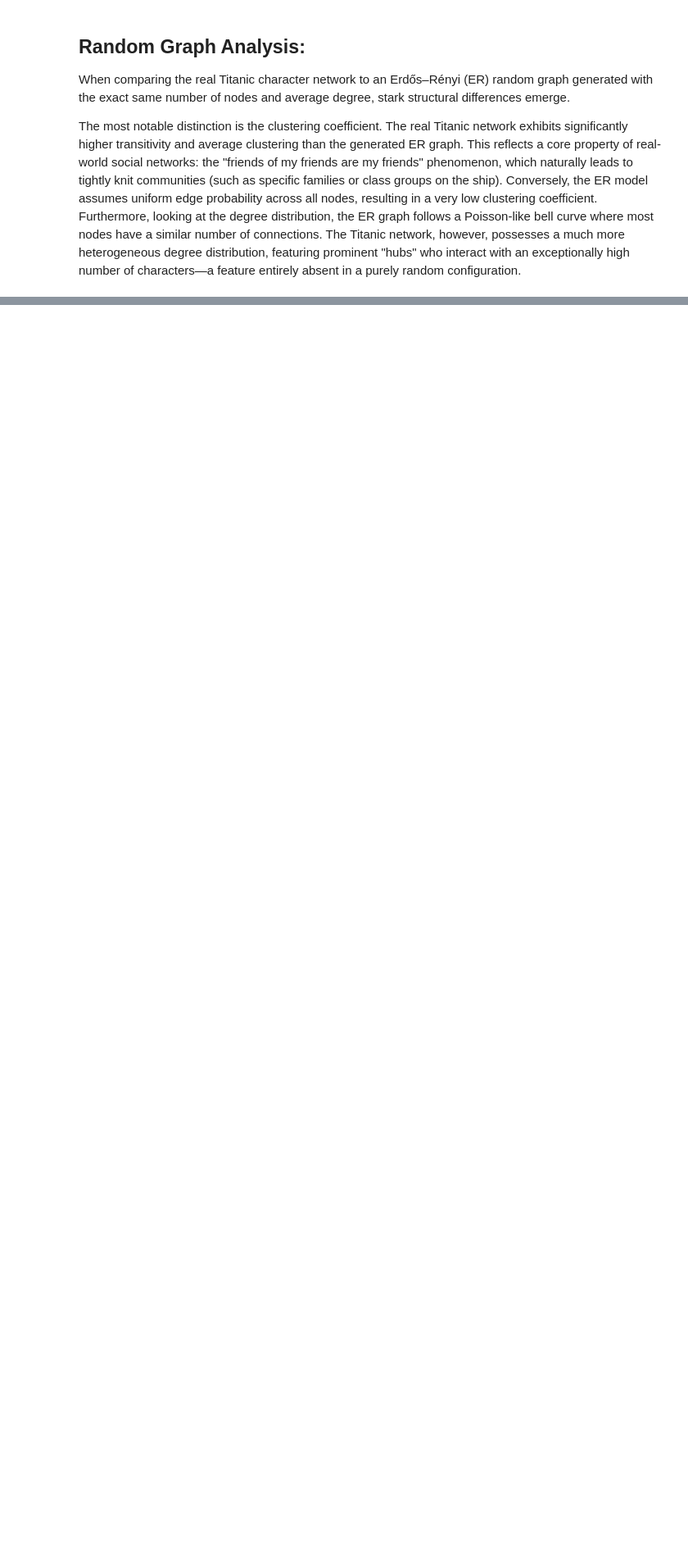
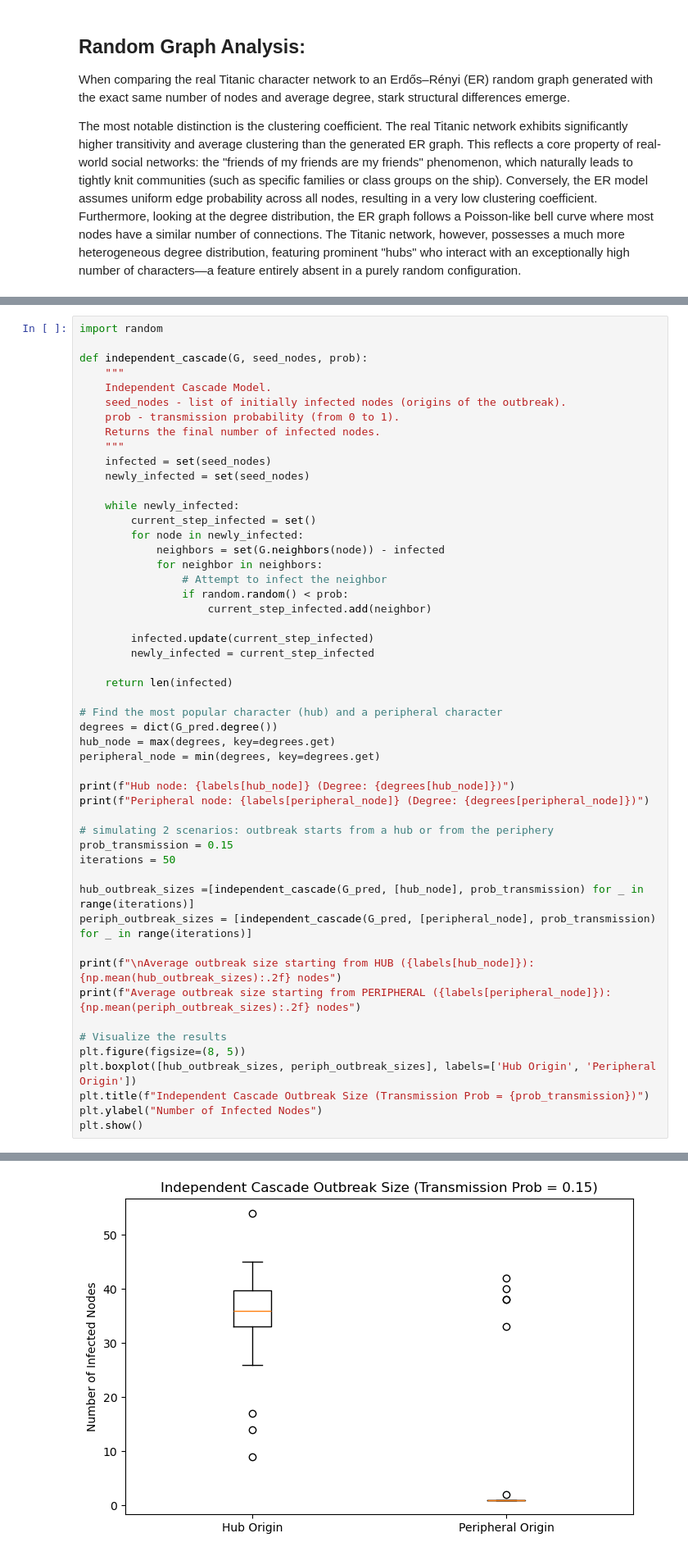
Before and after one commit to cesardushime/TitanicMovie-Graph, a Jupyter notebook: graph.ipynb, the cells around one changed output, grey strips where cells are left out. Shown at 82% size. Drawn from its saved outputs; the diff is of its cells as text; blank space fills up the shorter version.

```diff
--- a/graph.ipynb
+++ b/graph.ipynb
@@ -1837,0 +1852,52 @@ The most notable distinction is the clustering coefficient. The real Titanic net
+# %%
+import random
+
+def independent_cascade(G, seed_nodes, prob):
+    """
+    Independent Cascade Model.
+    seed_nodes - list of initially infected nodes (origins of the outbreak).
+    prob - transmission probability (from 0 to 1).
+    Returns the final number of infected nodes.
+    """
+    infected = set(seed_nodes)
+    newly_infected = set(seed_nodes)
+
+    while newly_infected:
+        current_step_infected = set()
+        for node in newly_infected:
+            neighbors = set(G.neighbors(node)) - infected
+            for neighbor in neighbors:
+                # Attempt to infect the neighbor
+                if random.random() < prob:
+                    current_step_infected.add(neighbor)
+
+        infected.update(current_step_infected)
+        newly_infected = current_step_infected
+
+    return len(infected)
+
+# Find the most popular character (hub) and a peripheral character
+degrees = dict(G_pred.degree())
+hub_node = max(degrees, key=degrees.get)
+peripheral_node = min(degrees, key=degrees.get)
+
+print(f"Hub node: {labels[hub_node]} (Degree: {degrees[hub_node]})")
+print(f"Peripheral node: {labels[peripheral_node]} (Degree: {degrees[peripheral_node]})")
+
+# simulating 2 scenarios: outbreak starts from a hub or from the periphery
+prob_transmission = 0.15
+iterations = 50
+
+hub_outbreak_sizes =[independent_cascade(G_pred, [hub_node], prob_transmission) for _ in range(iterations)]
+periph_outbreak_sizes = [independent_cascade(G_pred, [peripheral_node], prob_transmission) for _ in range(iterations)]
+
+print(f"\nAverage outbreak size starting from HUB ({labels[hub_node]}): {np.mean(hub_outbreak_sizes):.2f} nodes")
+print(f"Average outbreak size starting from PERIPHERAL ({labels[peripheral_node]}): {np.mean(periph_outbreak_sizes):.2f} nodes")
+
+# Visualize the results
+plt.figure(figsize=(8, 5))
+plt.boxplot([hub_outbreak_sizes, periph_outbreak_sizes], labels=['Hub Origin', 'Peripheral Origin'])
+plt.title(f"Independent Cascade Outbreak Size (Transmission Prob = {prob_transmission})")
+plt.ylabel("Number of Infected Nodes")
+plt.show()
+# %% [output]
@@ -1837,0 +1909 @@ The most notable distinction is the clustering coefficient. The real Titanic net
+[figure, added]
```
Also changed, not shown: parts of 3 cells of this notebook.
